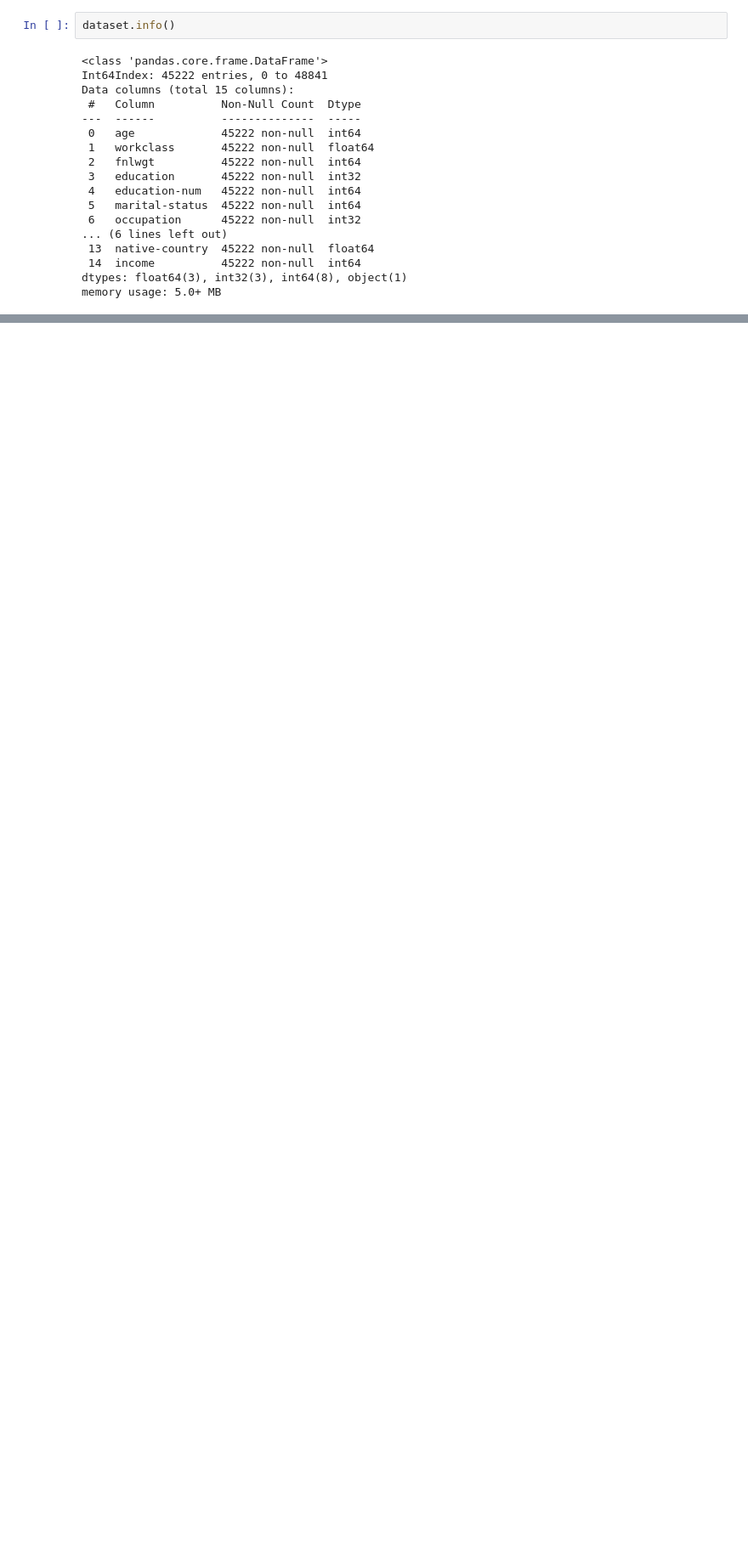
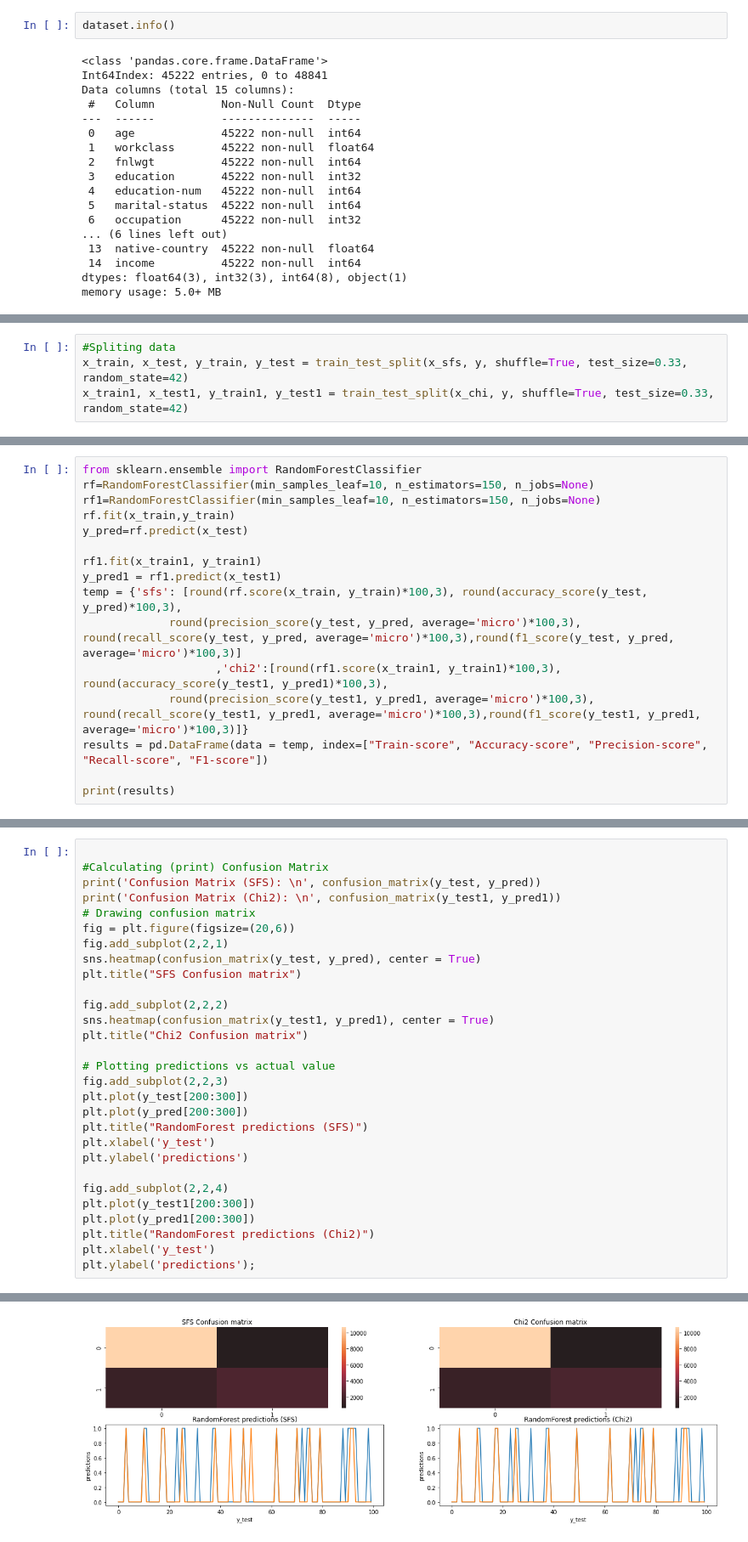
Before and after one commit to Loay2122/Census-Income-Data-Classification, a Jupyter notebook: MachineLearningProject.ipynb, the cells around one changed output, grey strips where cells are left out. Shown at 85% size. Drawn from its saved outputs; the diff is of its cells as text; blank space fills up the shorter version.

```diff
--- a/MachineLearningProject.ipynb
+++ b/MachineLearningProject.ipynb
@@ -555,0 +610,4 @@ Features selected by chi sqaure:  ['age' 'fnlwgt' 'education' 'education-num' 'm
+# %%
+#Spliting data
+x_train, x_test, y_train, y_test = train_test_split(x_sfs, y, shuffle=True, test_size=0.33, random_state=42)
+x_train1, x_test1, y_train1, y_test1 = train_test_split(x_chi, y, shuffle=True, test_size=0.33, random_state=42)
@@ -555,0 +637,16 @@ Features selected by chi sqaure:  ['age' 'fnlwgt' 'education' 'education-num' 'm
+# %%
+from sklearn.ensemble import RandomForestClassifier
+rf=RandomForestClassifier(min_samples_leaf=10, n_estimators=150, n_jobs=None)
+rf1=RandomForestClassifier(min_samples_leaf=10, n_estimators=150, n_jobs=None)
+rf.fit(x_train,y_train)
+y_pred=rf.predict(x_test)
+
+rf1.fit(x_train1, y_train1)
+y_pred1 = rf1.predict(x_test1)
+temp = {'sfs': [round(rf.score(x_train, y_train)*100,3), round(accuracy_score(y_test, y_pred)*100,3),
+             round(precision_score(y_test, y_pred, average='micro')*100,3), round(recall_score(y_test, y_pred, average='micro')*100,3),round(f1_score(y_test, y_pred, average='micro')*100,3)]
+                    ,'chi2':[round(rf1.score(x_train1, y_train1)*100,3), round(accuracy_score(y_test1, y_pred1)*100,3),
+             round(precision_score(y_test1, y_pred1, average='micro')*100,3), round(recall_score(y_test1, y_pred1, average='micro')*100,3),round(f1_score(y_test1, y_pred1, average='micro')*100,3)]}
+results = pd.DataFrame(data = temp, index=["Train-score", "Accuracy-score", "Precision-score", "Recall-score", "F1-score"])
+
+print(results)
@@ -555,0 +660,30 @@ Features selected by chi sqaure:  ['age' 'fnlwgt' 'education' 'education-num' 'm
+# %%
+
+#Calculating (print) Confusion Matrix
+print('Confusion Matrix (SFS): \n', confusion_matrix(y_test, y_pred))
+print('Confusion Matrix (Chi2): \n', confusion_matrix(y_test1, y_pred1))
+# Drawing confusion matrix
+fig = plt.figure(figsize=(20,6))
+fig.add_subplot(2,2,1)
+sns.heatmap(confusion_matrix(y_test, y_pred), center = True)
+plt.title("SFS Confusion matrix")
+
+fig.add_subplot(2,2,2)
+sns.heatmap(confusion_matrix(y_test1, y_pred1), center = True)
+plt.title("Chi2 Confusion matrix")
+
+# Plotting predictions vs actual value
+fig.add_subplot(2,2,3)
+plt.plot(y_test[200:300])
+plt.plot(y_pred[200:300])
+plt.title("RandomForest predictions (SFS)")
+plt.xlabel('y_test')
+plt.ylabel('predictions')
+
+fig.add_subplot(2,2,4)
+plt.plot(y_test1[200:300])
+plt.plot(y_pred1[200:300])
+plt.title("RandomForest predictions (Chi2)")
+plt.xlabel('y_test')
+plt.ylabel('predictions');
+# %% [output]
@@ -555,0 +696 @@ Features selected by chi sqaure:  ['age' 'fnlwgt' 'education' 'education-num' 'm
+[figure, added]
```
Also changed, not shown: parts of 28 cells of this notebook.
